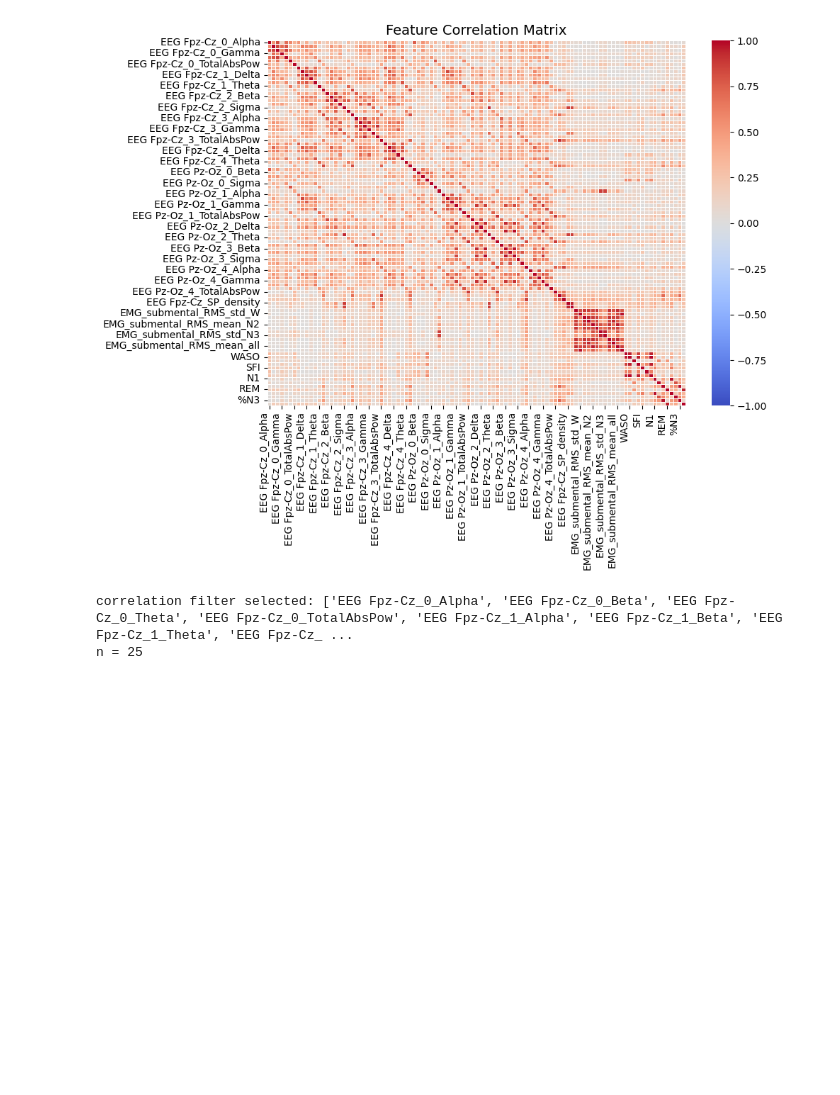
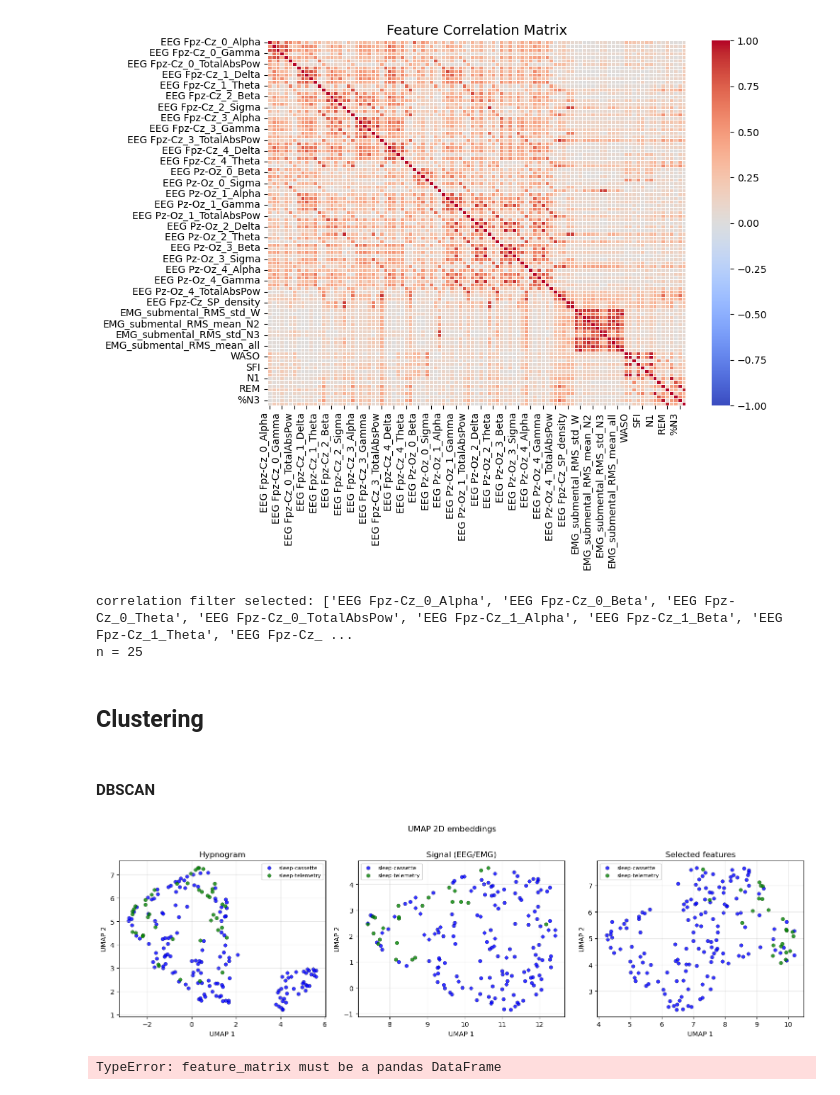
Before and after one commit to portmannh/sleep-phenotype-discovery, a Jupyter notebook: feature_correlations.ipynb, the cells around one changed output. Drawn from its saved outputs; the diff is of its cells as text; code cells hidden in the pictures; blank space fills up the shorter version.

Commit message:
Adding UMAP
UMAP for dimensionality reduction before clustering methods

```diff
--- a/feature_correlations.ipynb
+++ b/feature_correlations.ipynb
@@ -295,0 +301,2 @@ n = 25
+# %% [markdown]
+## Clustering
@@ -295,0 +305,78 @@ n = 25
+# %% [markdown]
+#### DBSCAN
+# %%
+# Scaling (Feature matrix has minutes, %, ...)
+hypno_feature_df_scaled = hypno_feature_df.dropna()
+hypno_feature_df_scaled = StandardScaler().fit_transform(hypno_feature_df_scaled)
+
+signal_feature_df_scaled = signal_feature_df.dropna()
+signal_feature_df_scaled = StandardScaler().fit_transform(signal_feature_df_scaled)
+
+selected_features_scaled = df[selected_features].dropna()
+selected_features_scaled = StandardScaler().fit_transform(selected_features_scaled)
+# %%
+# Dimensionality reduction
+hypno_umap = umap.UMAP(n_components=2).fit_transform(hypno_feature_df_scaled)
+
+signal_umap = umap.UMAP(n_components=2).fit_transform(signal_feature_df_scaled)
+
+selected_umap = umap.UMAP(n_components=2).fit_transform(selected_features_scaled)
+# %%
+COHORT_COLORS = {"sc": "blue", "st": "green"}
+COHORT_LABELS = {"sc": "sleep-cassette", "st": "sleep-telemetry"}
+umap_results = [
+    (hypno_umap, "Hypnogram", hypno_feature_df),
+    (signal_umap, "Signal (EEG/EMG)", signal_feature_df),
+    (selected_umap, "Selected features", df[selected_features]),
+]
+fig, axes = plt.subplots(1, 3, figsize=(15, 4.5))
+for ax, (coords, name, feat_df) in zip(axes, umap_results):
+    coords = np.asarray(coords)
+    idx = feat_df.index[: len(coords)]
+    cohort = df.loc[idx, "dataset"]
+    for key, color in COHORT_COLORS.items():
+        mask = cohort.values == key
+        ax.scatter(
+            coords[mask, 0],
+            coords[mask, 1],
+            s=30,
+            alpha=0.8,
+            c=color,
+            label=COHORT_LABELS[key],
+            edgecolors="k",
+            linewidths=0.25,
+        )
+    ax.set_title(name)
+    ax.set_xlabel("UMAP 1")
+    ax.set_ylabel("UMAP 2")
+    ax.grid(True, alpha=0.3)
+    ax.legend(loc="best", fontsize=8)
+fig.suptitle("UMAP 2D embeddings", y=1.02)
+plt.tight_layout()
+plt.show()
+# %% [output]
+[figure, added]
+# %%
+# Clustering
+
+hypno_clustered, labels, hypno_fit = run_dbscan_clustering(
+    hypno_umap,
+    title="DBSCAN on hypnogram features",
+    eps=1.5,
+    minPts=5,
+)
+
+signal_clustered, labels, signal_fit = run_dbscan_clustering(
+    signal_umap,
+    title="DBSCAN on EEG features",
+    eps=1.5,
+    minPts=5,
+)
+selected_clustered, labels, selected_fit = run_dbscan_clustering(
+    selected_umap,
+    title="DBSCAN on selected features",
+    eps=1.5,
+    minPts=5,
+)
+# %% [output]
+TypeError: feature_matrix must be a pandas DataFrame
```
Also changed, not shown: parts of 5 cells of this notebook, 3 other files.
